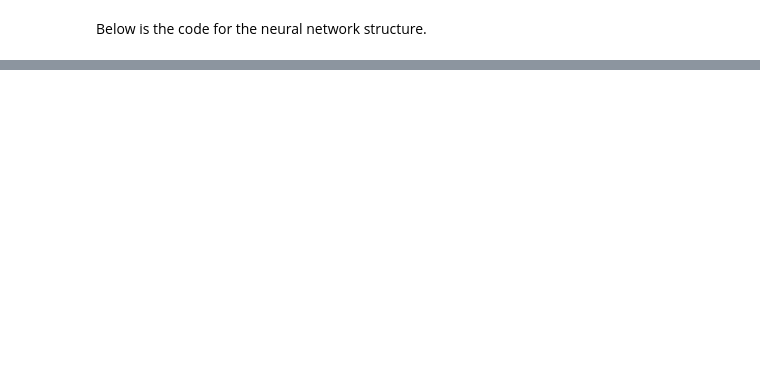
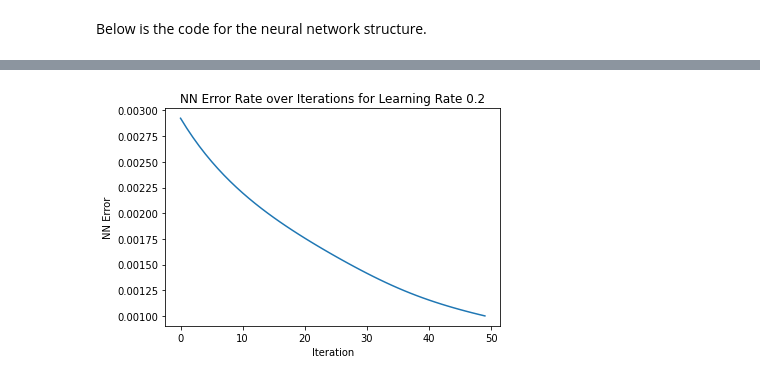
Before and after one commit to f1nn3g4n/SENG474, a Jupyter notebook: A2/V00908356_TobinF_01.ipynb, the cells around one changed output, grey strips where cells are left out. Drawn from its saved outputs; the diff is of its cells as text; code cells hidden in the pictures; blank space fills up the shorter version.

```diff
--- a/A2/V00908356_TobinF_01.ipynb
+++ b/A2/V00908356_TobinF_01.ipynb
@@ -233,0 +260,24 @@ print(type(check))
+# %%
+nn_mnist4 = NeuralNet()
+nn_mnist4.add_layer(input_layer)
+nn_mnist4.add_layer(output_layer)
+nn_mnist4.set_loss(mse, mse_prime)
+nn_mnist4.fit(train_X[0:1000], train_y[0:1000], 50, 0.2)
+nn_mnist5 = NeuralNet()
+nn_mnist5.add_layer(input_layer)
+nn_mnist5.add_layer(output_layer)
+nn_mnist5.set_loss(mse, mse_prime)
+nn_mnist5.fit(train_X[0:1000], train_y[0:1000], 70, 0.2)
+nn_mnist6 = NeuralNet()
+nn_mnist6.add_layer(input_layer)
+nn_mnist6.add_layer(output_layer)
+nn_mnist6.set_loss(mse, mse_prime)
+nn_mnist6.fit(train_X[0:1000], train_y[0:1000], 90, 0.2)
+# %%
+plt.plot(range(50),nn_mnist4.err)
+plt.ylabel('NN Error')
+plt.xlabel('Iteration')
+plt.title('NN Error Rate over Iterations for Learning Rate 0.2')
+plt.show()
+# %% [output]
+[figure, added]
```
Also changed, not shown: parts of 52 cells of this notebook, 8 other files.
